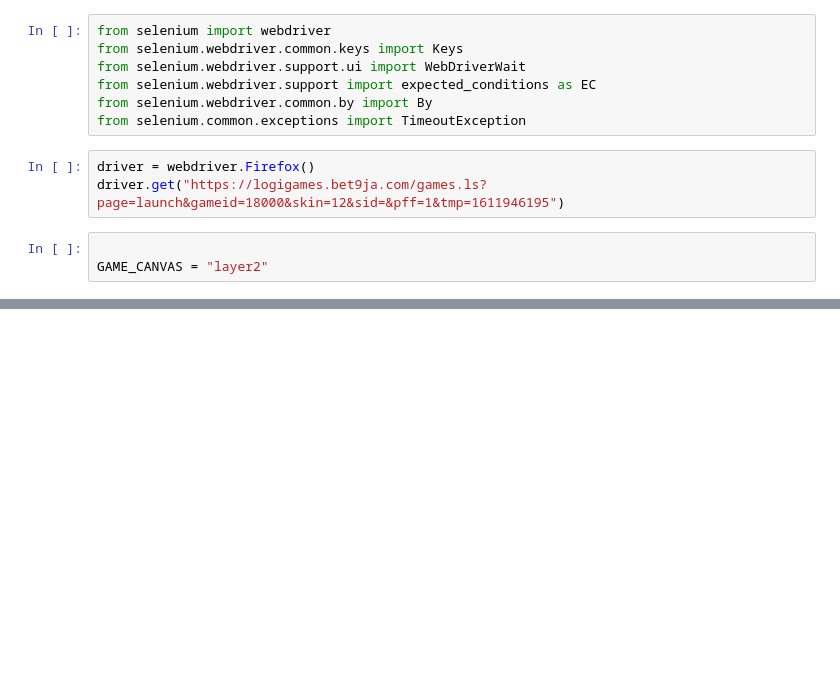
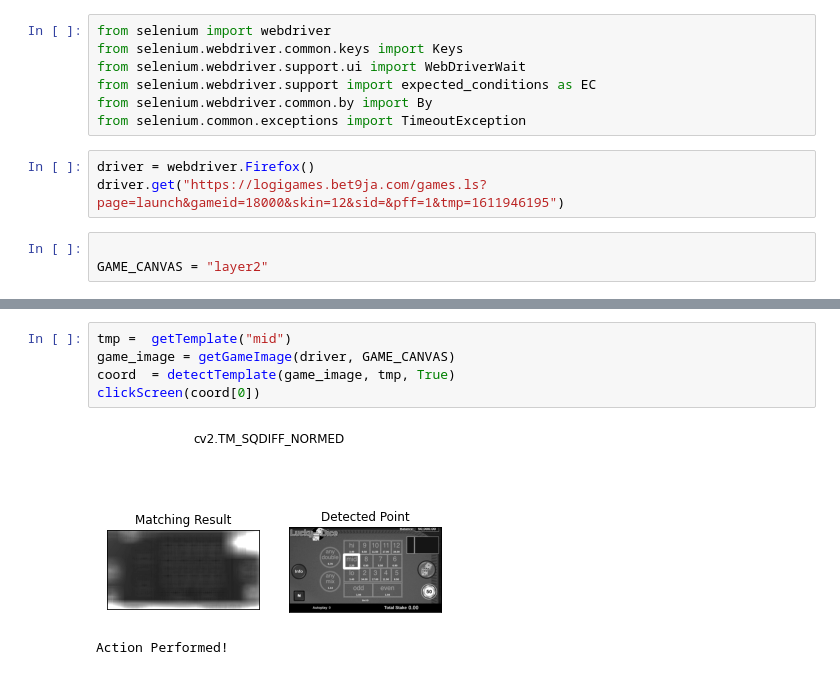
Before and after one commit to T-rex007/SeleniumLuckyDiceAutomation, a Jupyter notebook: SeleniumandOpenCV.ipynb, the cells around one changed output, grey strips where cells are left out. Cells and saved outputs as stored; diff of their text form; blank space fills up the shorter version.

```diff
--- a/SeleniumandOpenCV.ipynb
+++ b/SeleniumandOpenCV.ipynb
@@ -80,0 +111,8 @@ def clickScreen():
+# %%
+tmp =  getTemplate("mid")
+game_image = getGameImage(driver, GAME_CANVAS)
+coord  = detectTemplate(game_image, tmp, True)
+clickScreen(coord[0])
+# %% [output]
+[figure, added]
+Action Performed!
```
Also changed, not shown: parts of 23 cells of this notebook, 19 other files.
